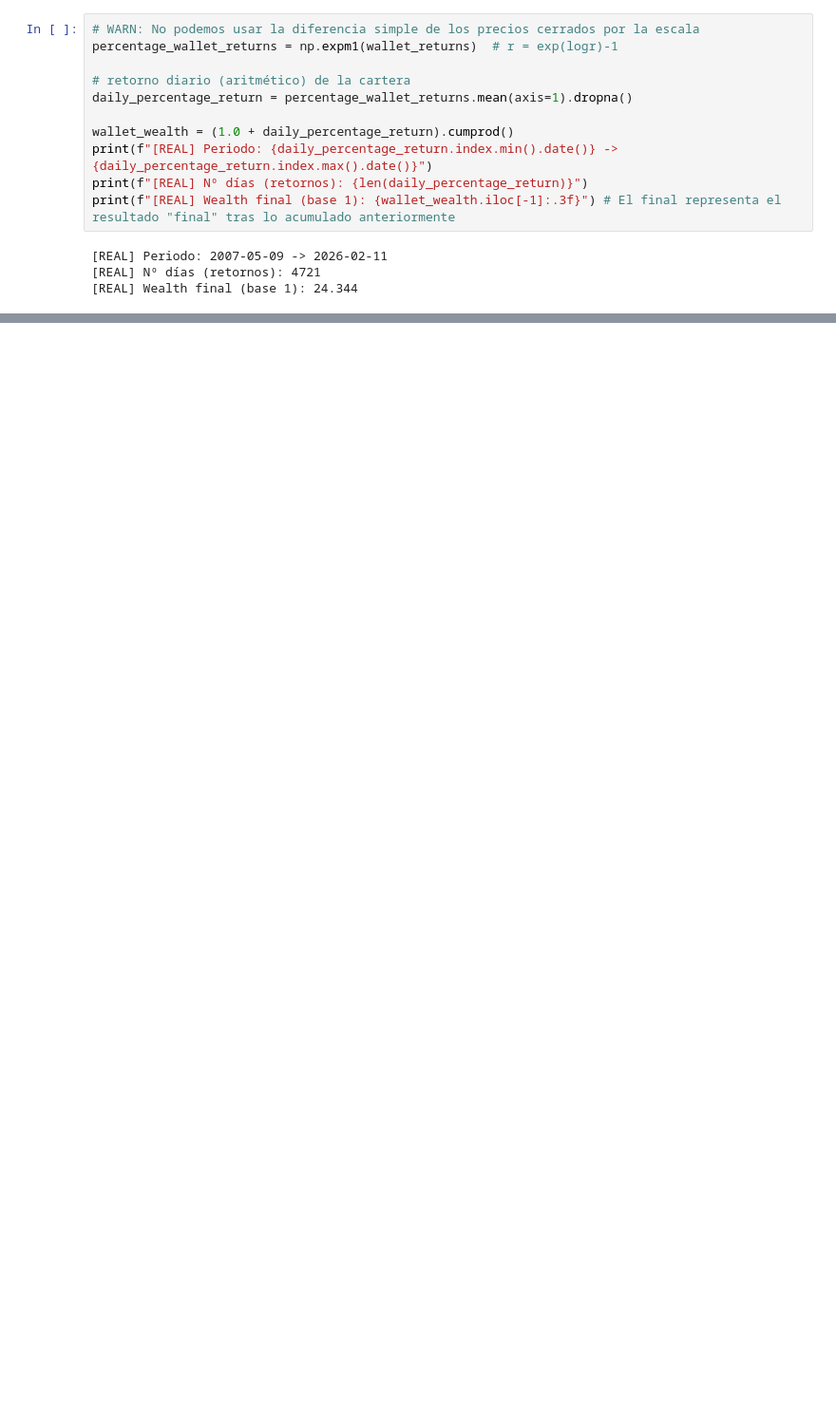
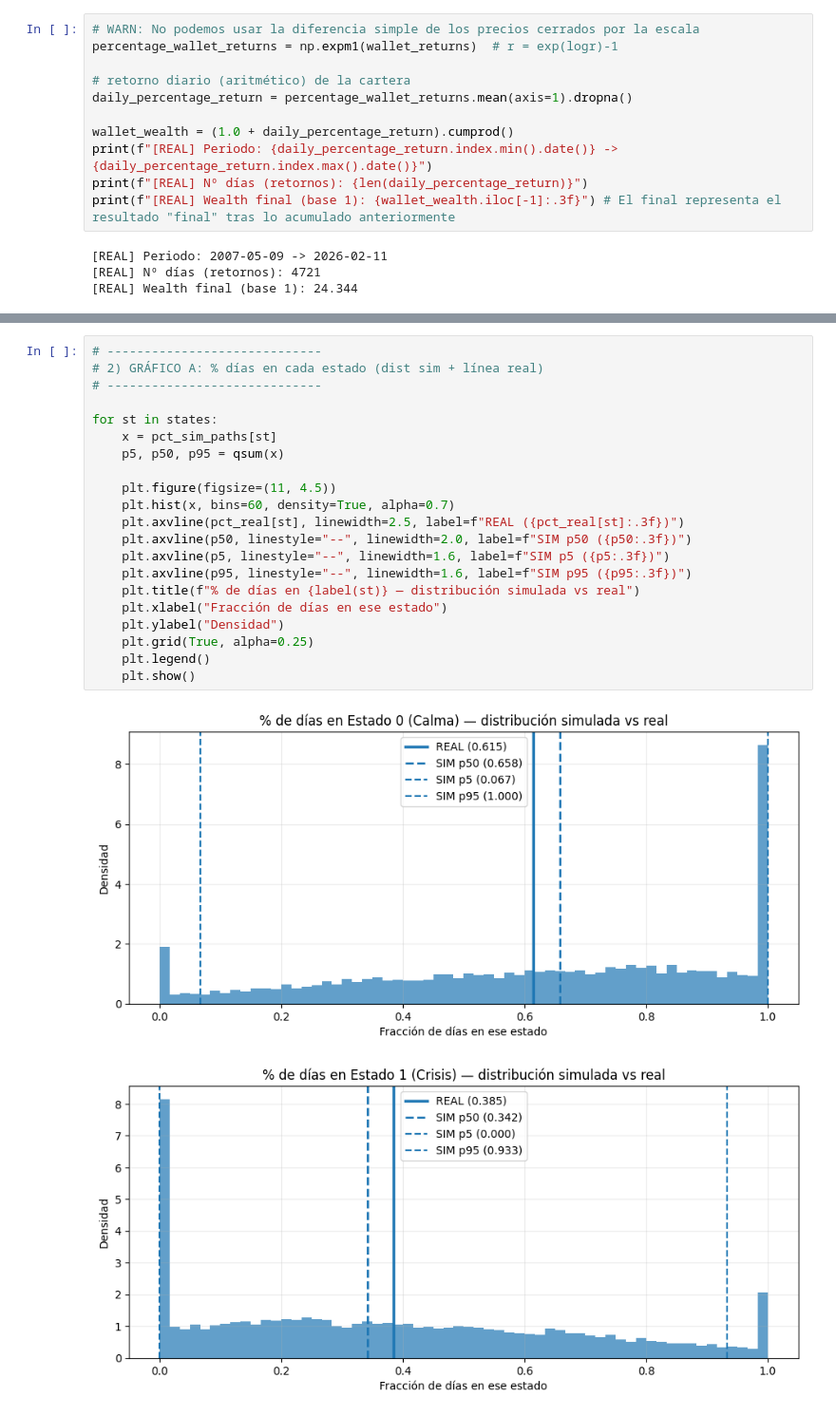
Before and after one commit to alonsodt/Practica-Riesgos-MIAX, a Jupyter notebook: Riesgos (1).ipynb, the cells around one changed output, grey strips where cells are left out. Shown at 95% size. Drawn from its saved outputs; the diff is of its cells as text; blank space fills up the shorter version.

```diff
--- a/Riesgos (1).ipynb
+++ b/Riesgos (1).ipynb
@@ -1046,0 +1196,24 @@ crisis_lookup = np.sort(wallet_crisis_returns.values, axis=0)
+# %%
+# -----------------------------
+# 2) GRÁFICO A: % días en cada estado (dist sim + línea real)
+# -----------------------------
+
+for st in states:
+    x = pct_sim_paths[st]
+    p5, p50, p95 = qsum(x)
+
+    plt.figure(figsize=(11, 4.5))
+    plt.hist(x, bins=60, density=True, alpha=0.7)
+    plt.axvline(pct_real[st], linewidth=2.5, label=f"REAL ({pct_real[st]:.3f})")
+    plt.axvline(p50, linestyle="--", linewidth=2.0, label=f"SIM p50 ({p50:.3f})")
+    plt.axvline(p5, linestyle="--", linewidth=1.6, label=f"SIM p5 ({p5:.3f})")
+    plt.axvline(p95, linestyle="--", linewidth=1.6, label=f"SIM p95 ({p95:.3f})")
+    plt.title(f"% de días en {label(st)} — distribución simulada vs real")
+    plt.xlabel("Fracción de días en ese estado")
+    plt.ylabel("Densidad")
+    plt.grid(True, alpha=0.25)
+    plt.legend()
+    plt.show()
+# %% [output]
+[figure, added]
+[figure, added]
```
Also changed, not shown: parts of 26 cells of this notebook.
